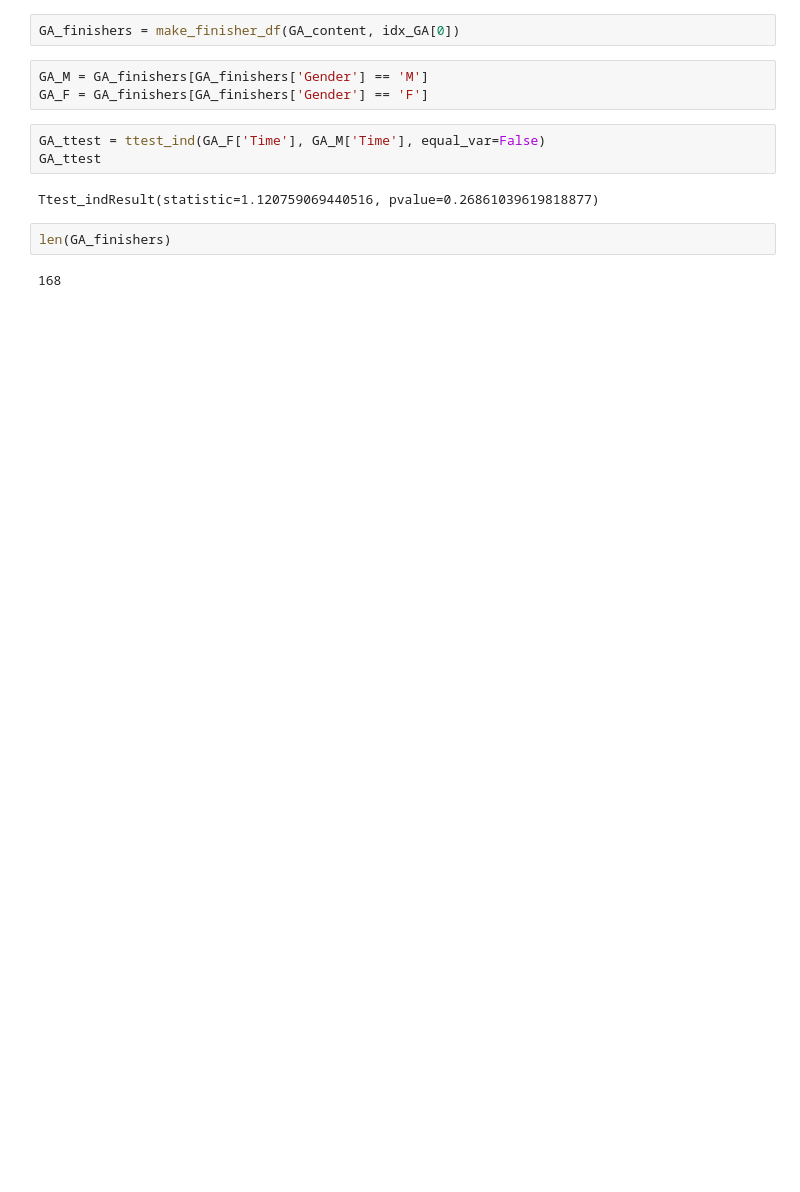
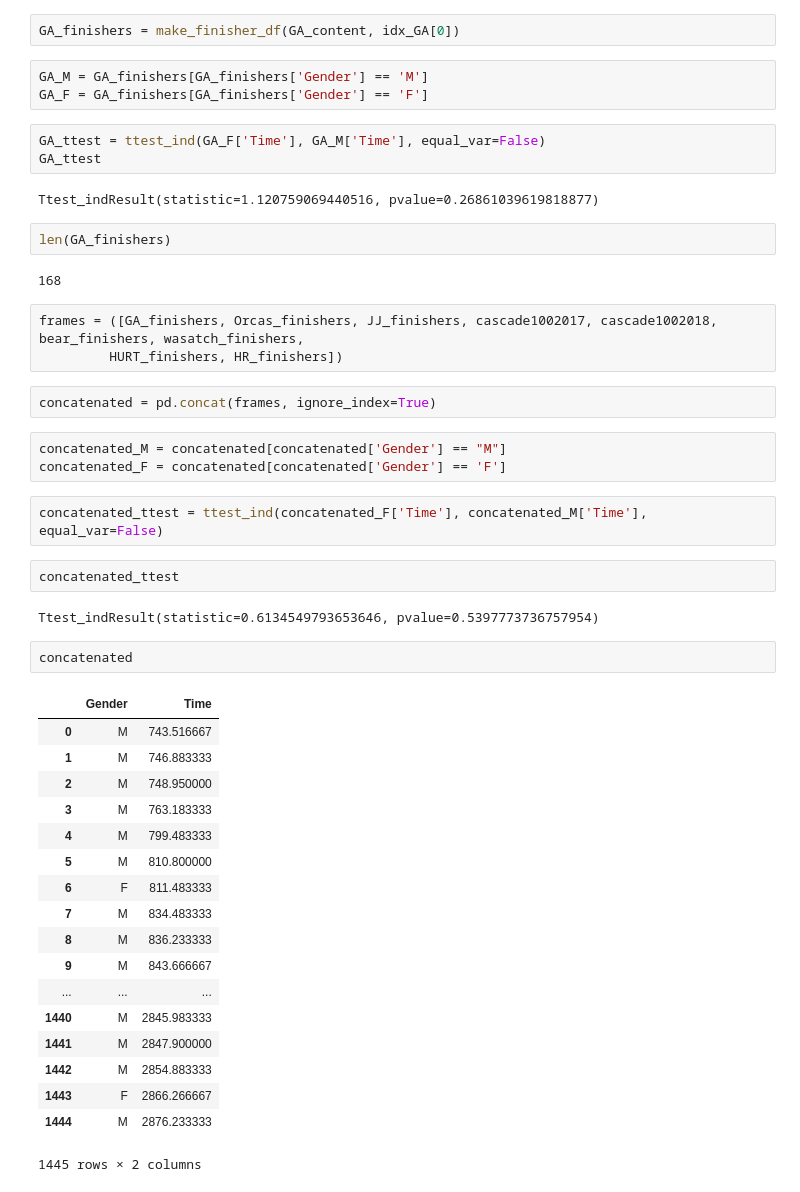
Before and after one commit to elizabethguy86/ultrasignup, a Jupyter notebook: ult_sign_scrape/Liz_PracticeScrape.ipynb, the cells around one changed output. Cells and saved outputs as stored; diff of their text form; blank space fills up the shorter version.

Commit message:
add concatenate analyses of men vs women finish times

```diff
--- a/ult_sign_scrape/Liz_PracticeScrape.ipynb
+++ b/ult_sign_scrape/Liz_PracticeScrape.ipynb
@@ -525,3 +523,38 @@ Ttest_indResult(statistic=1.120759069440516, pvalue=0.26861039619818877)
 len(GA_finishers)
 # %% [output]
 168
+# %%
+frames = ([GA_finishers, Orcas_finishers, JJ_finishers, cascade1002017, cascade1002018, bear_finishers, wasatch_finishers,
+         HURT_finishers, HR_finishers])
+# %%
+concatenated = pd.concat(frames, ignore_index=True)
+# %%
+concatenated_M = concatenated[concatenated['Gender'] == "M"]
+concatenated_F = concatenated[concatenated['Gender'] == 'F']
+# %%
+concatenated_ttest = ttest_ind(concatenated_F['Time'], concatenated_M['Time'], equal_var=False)
+# %%
+concatenated_ttest
+# %% [output]
+Ttest_indResult(statistic=0.6134549793653646, pvalue=0.5397773736757954)
+# %%
+concatenated
+# %% [output]
+|  | Gender | Time |
+| 0 | M | 743.516667 |
+| 1 | M | 746.883333 |
+| 2 | M | 748.950000 |
+| 3 | M | 763.183333 |
+| 4 | M | 799.483333 |
+| 5 | M | 810.800000 |
+| 6 | F | 811.483333 |
+| 7 | M | 834.483333 |
+| 8 | M | 836.233333 |
+| 9 | M | 843.666667 |
+| ... | ... | ... |
+| 1440 | M | 2845.983333 |
+| 1441 | M | 2847.900000 |
+| 1442 | M | 2854.883333 |
+| 1443 | F | 2866.266667 |
+| 1444 | M | 2876.233333 |
+1445 rows × 2 columns
```
Also changed, not shown: parts of 1 cell of this notebook.
